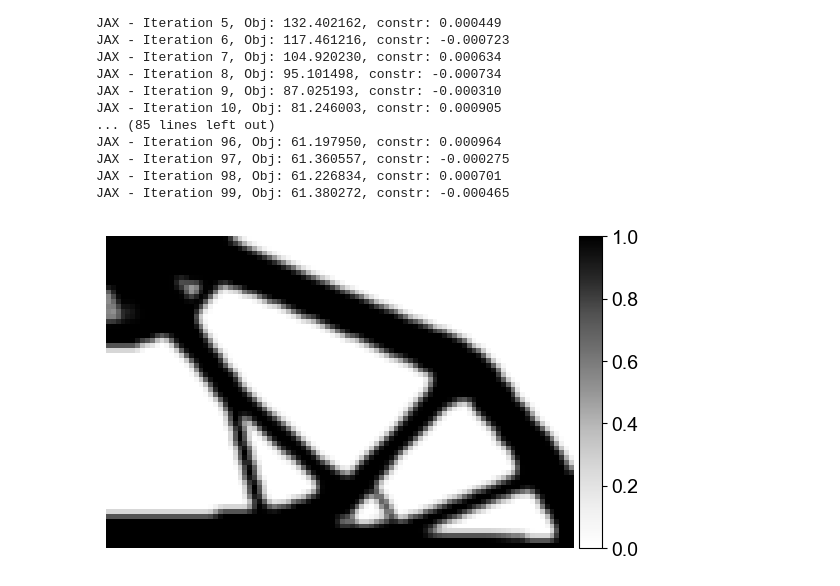
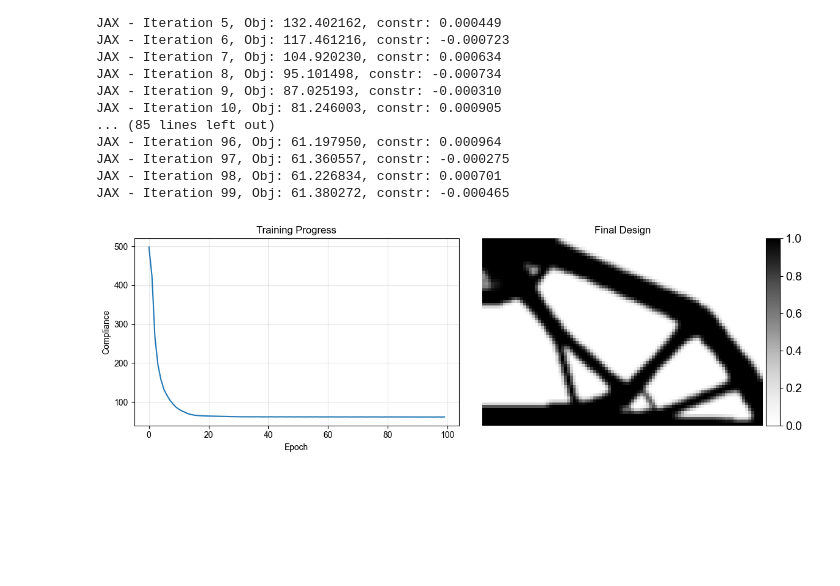
Before and after one commit to SNMS95/ADTO, a Jupyter notebook: TO.ipynb, the cells around one changed output. Drawn from its saved outputs; the diff is of its cells as text; code cells hidden in the pictures; blank space fills up the shorter version.

```diff
--- a/TO.ipynb
+++ b/TO.ipynb
@@ -3,7 +3,7 @@
 # %%
 # === User-defined Settings for Topology Optimization ===
 
-ML_framework_to_use = "torch"  # Choose ML backend: "torch" or "jax"
+ML_framework_to_use = "jax"  # Choose ML backend: "torch" or "jax"
 
 # Grid resolution (number of finite elements in x and y directions)
 # ⚠️ CNN only supports multiples of 8 for Nx and Ny
@@ -124,7 +123,7 @@ def run_with_torch_backend(problem_data, rho_init=None, max_iterations=100):
         # Apply filter
         physical_densities = apply_density_filter(output, problem_data)
         constraint = torch.mean(physical_densities) - volfrac
-        return constraint.detach().cpu().numpy()
+        return constraint.detach().cpu().numpy().float()
 
     def obj_and_constraint_fn(rho):
         output = rho.t().reshape(-1)  # equivalent to Fortran order flatten
@@ -150,15 +149,15 @@ def run_with_torch_backend(problem_data, rho_init=None, max_iterations=100):
 
         # Convert to numpy (Fortran ordering)
         rho_np = optimality_criteria(
-            rho.detach().cpu().numpy().T.ravel(),
-            obj_grads.detach().cpu().numpy().T.ravel(),
-            constraint_grads.detach().cpu().numpy().T.ravel(),
-            vol_constr_fn=volume_constraint_fn,
-        )
+                rho.detach().cpu().numpy().ravel(),
+                obj_grads.detach().cpu().numpy().ravel(),
+                constraint_grads.detach().cpu().numpy().ravel(),
+                vol_constr_fn=volume_constraint_fn,
+                )
 
         # Update rho (new leaf tensor)
         rho = torch.from_numpy(rho_np.reshape(problem_data['Ny'], problem_data['Nx'],
-                                               order='F')).float().requires_grad_(True)
+                                               order='F')).requires_grad_(True)
 
         obj_np, constr_np, design = aux
         objs.append(obj_np)
@@ -177,7 +176,7 @@ def run_optimization(problem_data):
     backend = ML_framework_to_use
     if backend == "jax":
         return run_with_jax_backend(problem_data)
-    elif backend == "pytorch":
+    elif backend == "torch":
         return run_with_torch_backend(problem_data)
     else:
         raise ValueError(f"Unknown backend: {backend}")
@@ -206,25 +205,36 @@ JAX - Iteration 99, Obj: 61.380272, constr: -0.000465
 # %%
 import matplotlib.pyplot as plt
 from mpl_toolkits.axes_grid1 import make_axes_locatable
 
-fig, ax = plt.subplots()
+import matplotlib.pyplot as plt
 
-# Plot design
-im = ax.imshow(design.reshape(Ny, Nx, order='F'), cmap="Greys")
-ax.axis("off")
+fig, (ax1, ax2) = plt.subplots(1, 2, figsize=(12, 4))
 
+# Loss curve
+ax1.plot(objs,)
+ax1.set_xlabel('Epoch')
+ax1.set_ylabel('Compliance')
+ax1.set_title('Training Progress')
+ax1.grid(True, alpha=0.3)
+
+# Final design
+im = ax2.imshow(designs[-1].reshape(Ny, Nx, order='F'), cmap="Greys")
+ax2.set_title('Final Design')
+ax2.set_xlabel('X')
+ax2.set_ylabel('Y')
+ax2.axis("off")
 # Attach colorbar axis with same height
-divider = make_axes_locatable(ax)
+divider = make_axes_locatable(ax2)
 cax = divider.append_axes("right", size="5%", pad=0.05)  # narrow, right-side
 cbar = fig.colorbar(im, cax=cax)
 
 # Formatting
 cbar.ax.tick_params(labelsize=14)
 plt.rcParams.update({"font.sans-serif": "Arial", "font.family": "sans-serif"})
 
 # Save as PDF
 fig.savefig("design.pdf", bbox_inches="tight", dpi=300)
-
+plt.tight_layout()
 plt.show()
 # %% [output]
-[figure, old version]
+[figure, new version]
```
Also changed, not shown: parts of 3 cells of this notebook, 1 other file.
